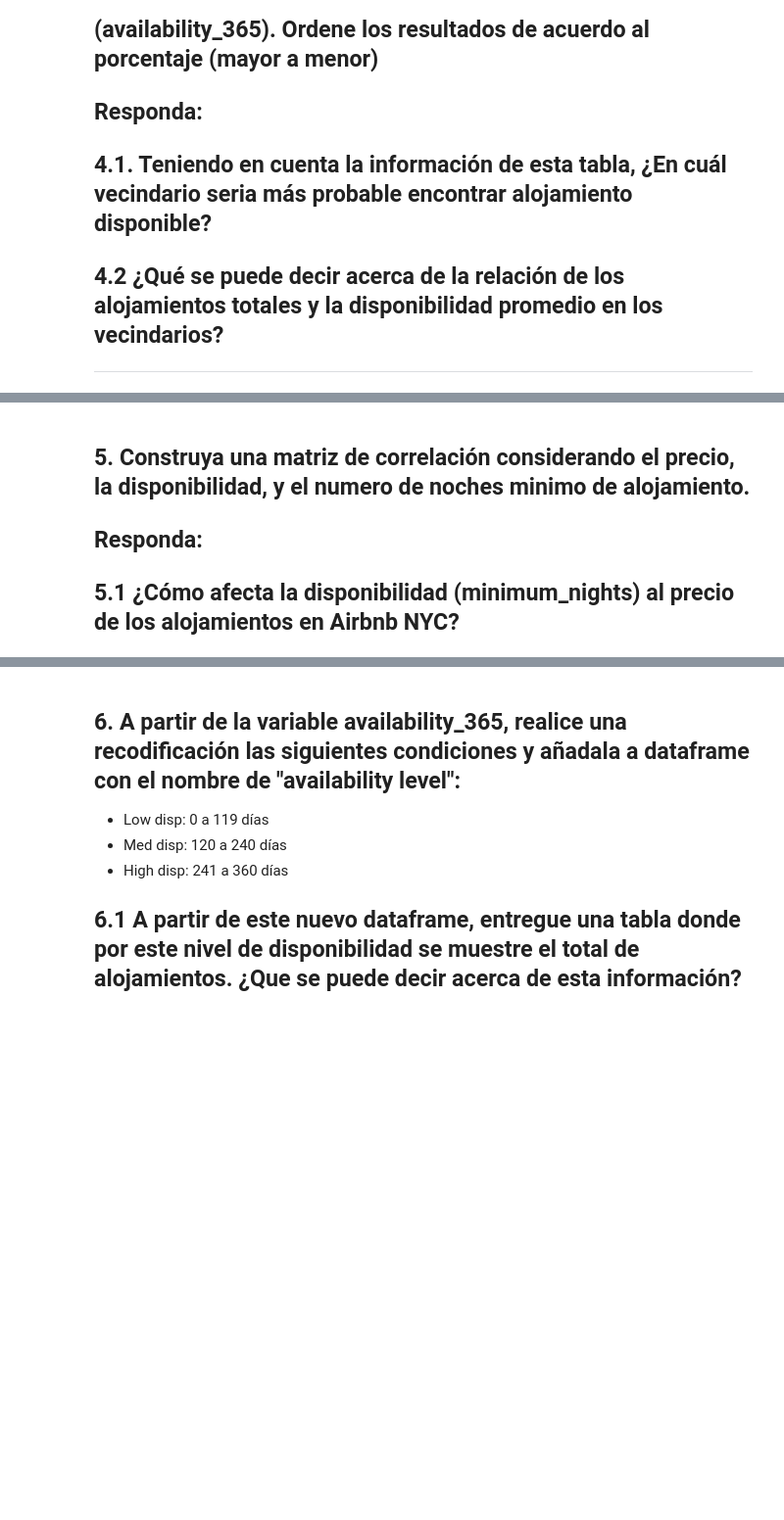
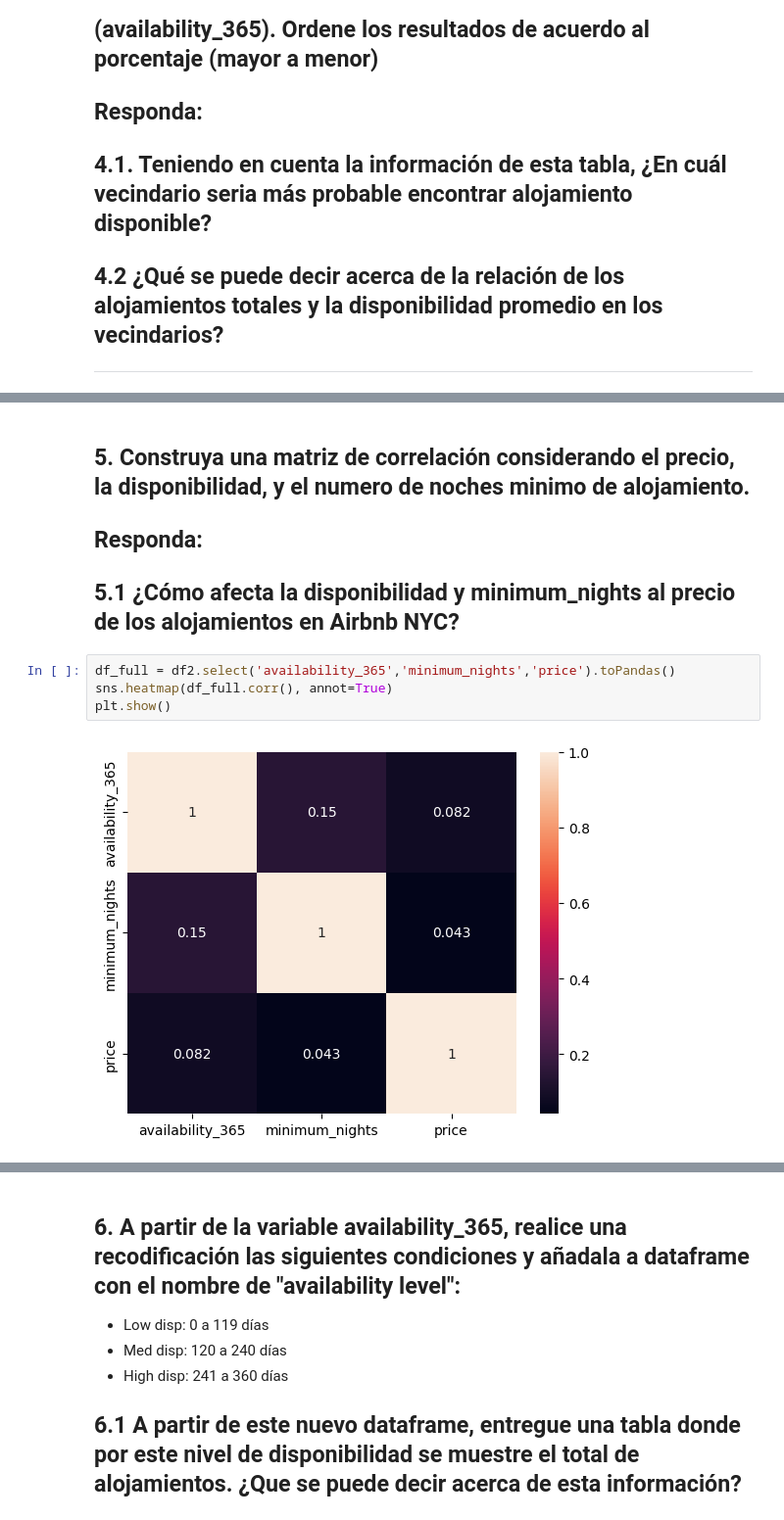
Before and after one commit to MiguelAngeloTr/BIGDATA, a Jupyter notebook: C1/Parcial1/Parcial_1_BIGDATA.ipynb, the cells around one changed output, grey strips where cells are left out. Shown at 98% size. Cells and saved outputs as stored; diff of their text form; blank space fills up the shorter version.

```diff
--- a/C1/Parcial1/Parcial_1_BIGDATA.ipynb
+++ b/C1/Parcial1/Parcial_1_BIGDATA.ipynb
@@ -260,4 +371,10 @@ Tamaño (filas, columnas) del conjunto de datos con columnas eliminadas:  (48895
 # %% [markdown]
 ## **5.** Construya una matriz de correlación considerando el precio, la disponibilidad, y el numero de noches minimo de alojamiento.
 ## Responda:
-## 5.1 ¿Cómo afecta la disponibilidad (minimum_nights) al precio de los alojamientos en Airbnb NYC?
+## 5.1 ¿Cómo afecta la disponibilidad y minimum_nights al precio de los alojamientos en Airbnb NYC?
+# %%
+df_full = df2.select('availability_365','minimum_nights','price').toPandas()
+sns.heatmap(df_full.corr(), annot=True)
+plt.show()
+# %% [output]
+[figure, added]
```
Also changed, not shown: parts of 18 cells of this notebook.
